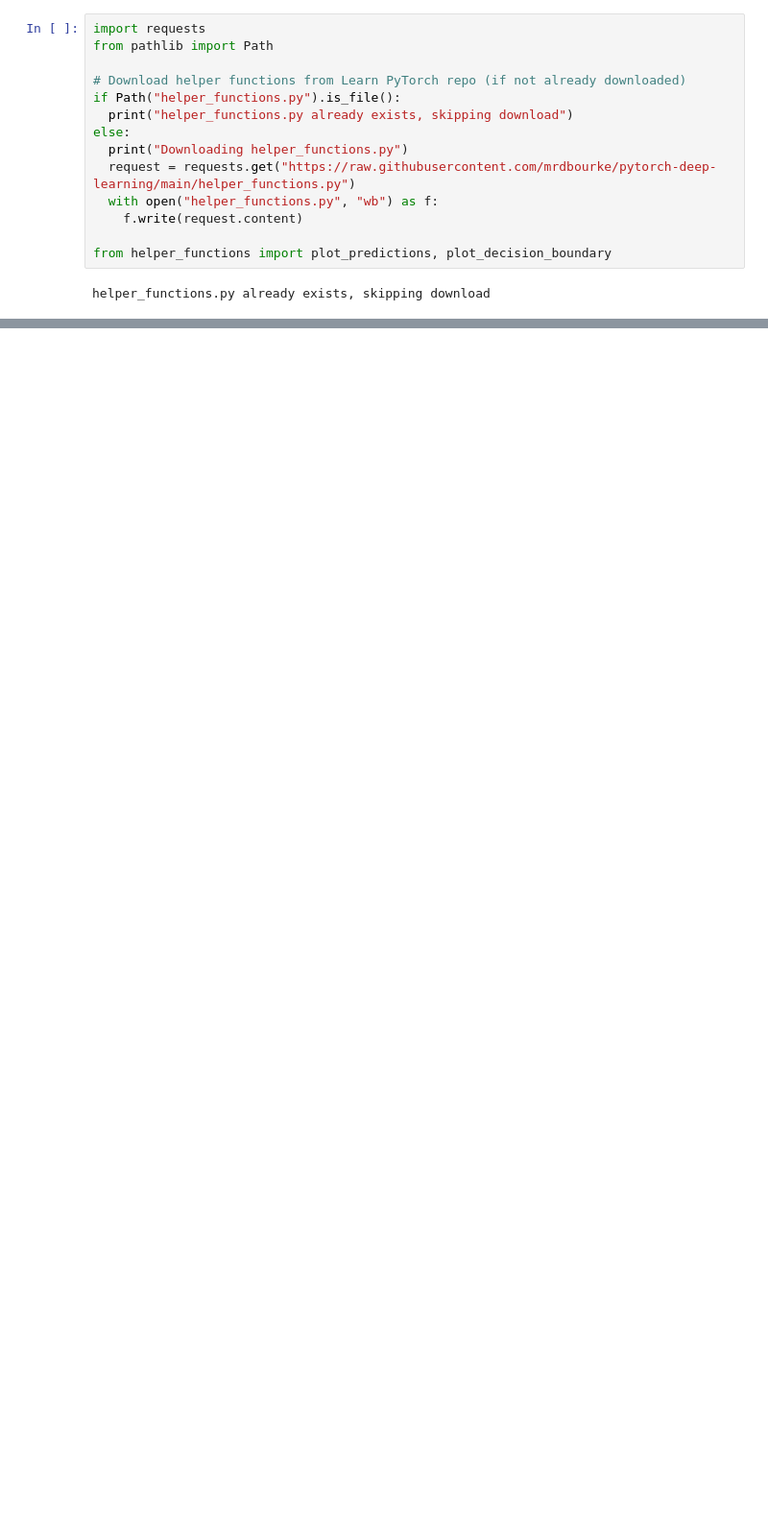
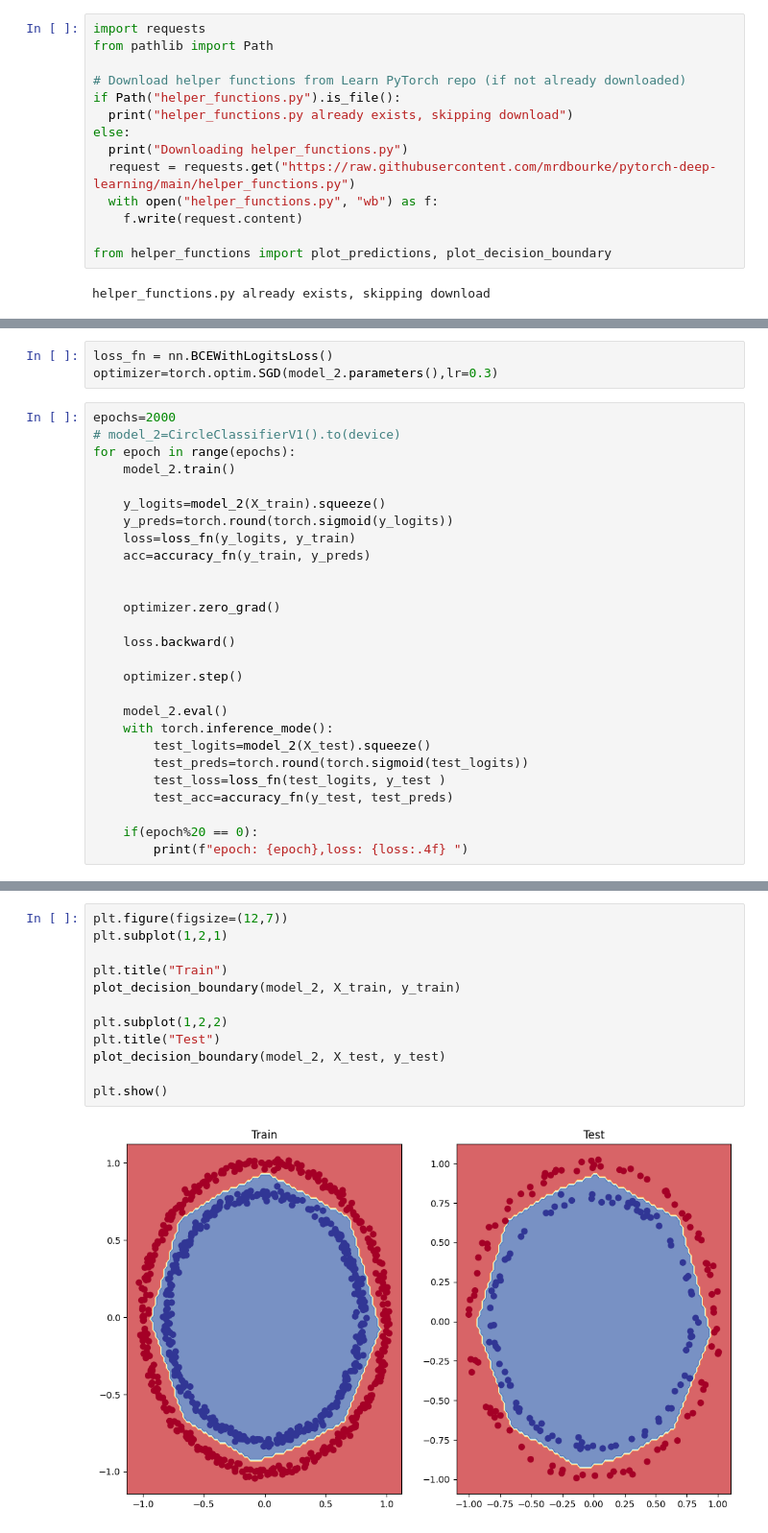
Before and after one commit to kartik0920/pyTorch, a Jupyter notebook: module-3.ipynb, the cells around one changed output, grey strips where cells are left out. Shown at 96% size. Saved outputs shown, nothing was run; the diff lists cells and outputs as text; blank space fills up the shorter version.

```diff
--- a/module-3.ipynb
+++ b/module-3.ipynb
@@ -262,0 +310,30 @@ plot_decision_boundary(model_0, X_test, y_test)
+# %%
+loss_fn = nn.BCEWithLogitsLoss()
+optimizer=torch.optim.SGD(model_2.parameters(),lr=0.3)
+# %%
+epochs=2000
+# model_2=CircleClassifierV1().to(device)
+for epoch in range(epochs):
+    model_2.train()
+
+    y_logits=model_2(X_train).squeeze()
+    y_preds=torch.round(torch.sigmoid(y_logits))
+    loss=loss_fn(y_logits, y_train)
+    acc=accuracy_fn(y_train, y_preds)
+
+
+    optimizer.zero_grad()
+
+    loss.backward()
+
+    optimizer.step()
+
+    model_2.eval()
+    with torch.inference_mode():
+        test_logits=model_2(X_test).squeeze()
+        test_preds=torch.round(torch.sigmoid(test_logits))
+        test_loss=loss_fn(test_logits, y_test )
+        test_acc=accuracy_fn(y_test, test_preds)
+
+    if(epoch%20 == 0):
+        print(f"epoch: {epoch},loss: {loss:.4f} ")
@@ -262,0 +358,14 @@ plot_decision_boundary(model_0, X_test, y_test)
+# %%
+plt.figure(figsize=(12,7))
+plt.subplot(1,2,1)
+
+plt.title("Train")
+plot_decision_boundary(model_2, X_train, y_train)
+
+plt.subplot(1,2,2)
+plt.title("Test")
+plot_decision_boundary(model_2, X_test, y_test)
+
+plt.show()
+# %% [output]
+[figure, added]
```
Also changed, not shown: parts of 14 cells of this notebook.
